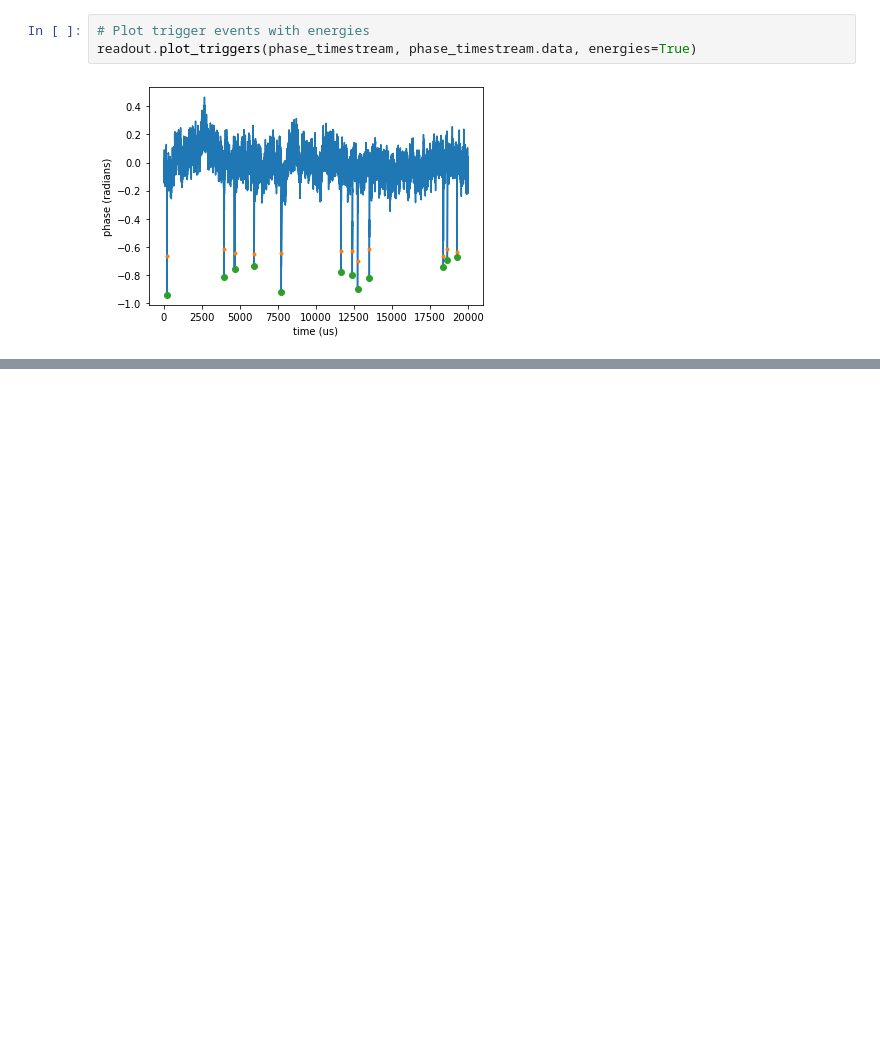
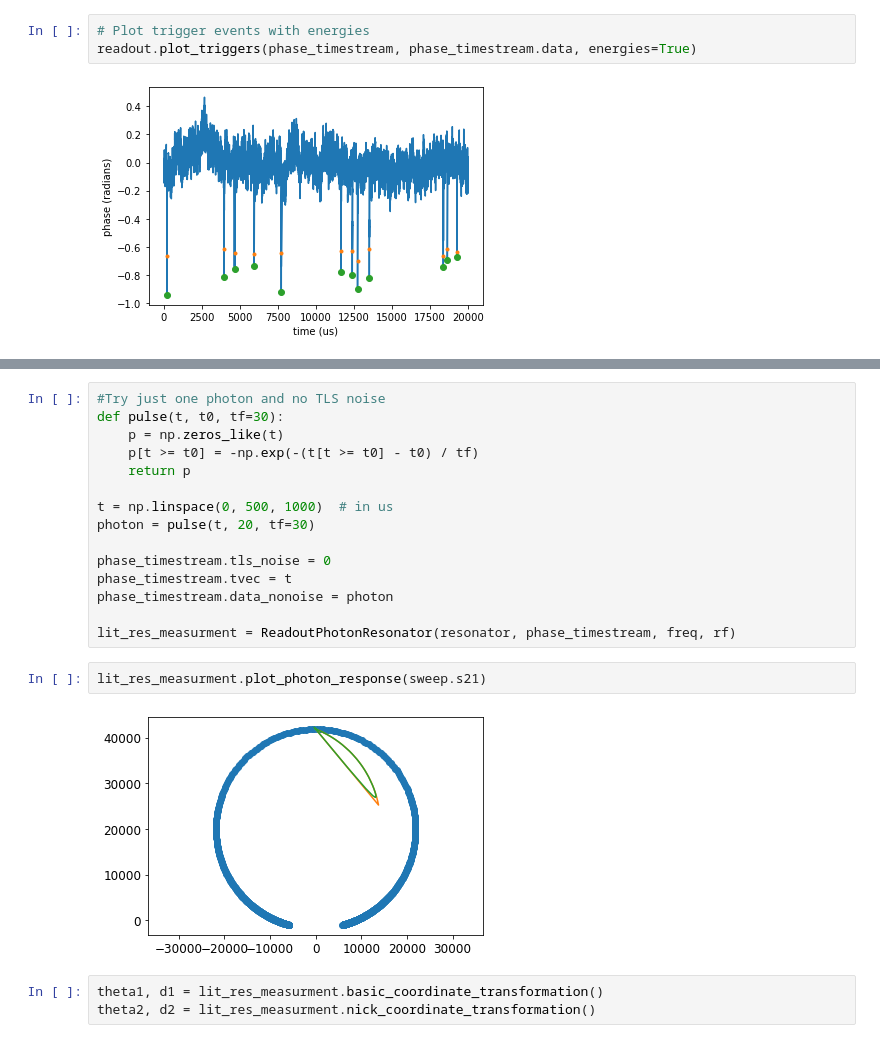
Before and after one commit to MazinLab/MKIDReadoutAnalysis, a Jupyter notebook: Example.ipynb, the cells around one changed output, grey strips where cells are left out. Drawn from its saved outputs; the diff is of its cells as text; blank space fills up the shorter version.

```diff
--- a/Example.ipynb
+++ b/Example.ipynb
@@ -150,0 +129,22 @@ plt.plot(lit_meas.iq_response_nonoise.real)
+# %%
+#Try just one photon and no TLS noise
+def pulse(t, t0, tf=30):
+    p = np.zeros_like(t)
+    p[t >= t0] = -np.exp(-(t[t >= t0] - t0) / tf)
+    return p
+
+t = np.linspace(0, 500, 1000)  # in us
+photon = pulse(t, 20, tf=30)
+
+phase_timestream.tls_noise = 0
+phase_timestream.tvec = t
+phase_timestream.data_nonoise = photon
+
+lit_res_measurment = ReadoutPhotonResonator(resonator, phase_timestream, freq, rf)
+# %%
+lit_res_measurment.plot_photon_response(sweep.s21)
+# %% [output]
+[figure, added]
+# %%
+theta1, d1 = lit_res_measurment.basic_coordinate_transformation()
+theta2, d2 = lit_res_measurment.nick_coordinate_transformation()
```
Also changed, not shown: parts of 28 cells of this notebook, 8 other files.
